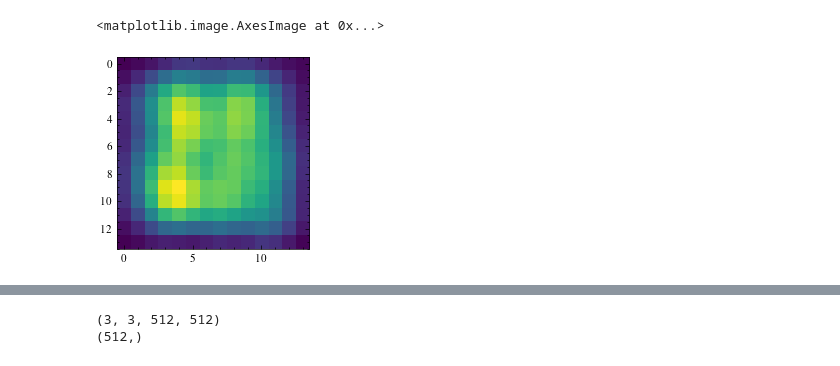
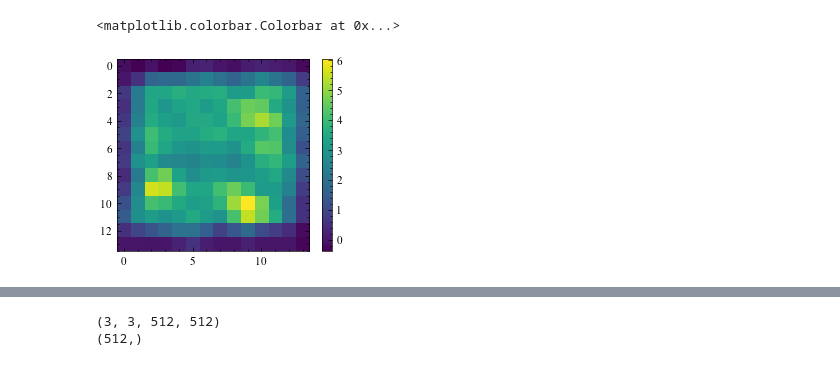
Before and after one commit to liamaltarac/CNN_Explorations, a Jupyter notebook: gradient_beta/activation_maximization.ipynb, the cells around one changed output, grey strips where cells are left out. Saved outputs shown, nothing was run; the diff lists cells and outputs as text; code cells hidden in the pictures.

```diff
--- a/gradient_beta/activation_maximization.ipynb
+++ b/gradient_beta/activation_maximization.ipynb
@@ -99,0 +174,41 @@ plt.imshow(tf.keras.utils.array_to_img(scaledAM))
+# %%
+def rotate (model_original, layers)  :
+	model = tf.keras.models.clone_model(model_original)
+	model.set_weights(model_original.get_weights())
+	conv_layers = []
+	for l in model.layers:
+		if 'conv2d' in str(type(l)).lower():
+			if l.kernel_size == (3,3) or l.kernel_size == (7,7):
+				conv_layers.append(l)
+				print(l)
+	for l in layers:
+		filters, biases = conv_layers[l].get_weights()
+		print(conv_layers[l].name)
+		# Reshape weights to (64 * 128, 3, 3) for batch processing
+		k = filters.shape[0]
+		weights_reshaped = tf.reshape(filters, (k, k,-1))
+
+		rotated_weights = tf.image.rot90(weights_reshaped, k=2)
+		rotated_weights = tf.reshape(rotated_weights, (k, k,filters.shape[-2],filters.shape[-1]))
+
+		conv_layers[l].set_weights([rotated_weights, biases])
+
+
+	return model
+# %%
+model_rot = rotate(model, [1])
+'''model_rot.compile(loss=keras.losses.CategoricalCrossentropy(from_logits=False),
+			metrics=[
+				keras.metrics.CategoricalAccuracy(name="accuracy"),
+				keras.metrics.TopKCategoricalAccuracy(5, name="top-5-accuracy"),])'''
+
+origAMR, scaledAMR = getAM(model_rot, LAYER, F )
+modified_model = keras.models.Model(
+	model_rot.inputs, [model_rot.layers[layer_num_p].output, model_rot.layers[layer_num].output, model_rot.output]
+)
+
+f2R, f1R, predsR = modified_model(tf.expand_dims(origAM, axis=0), training=False)
+f2R_mean_act = tf.math.reduce_mean(f2R, axis=(0,1,2))
+
+plt.imshow(f1R[0,...,F])
+plt.colorbar()
@@ -100,5 +239,6 @@ plt.imshow(tf.keras.utils.array_to_img(scaledAM))
 # %%
-plt.imshow(f1[0,...,F])
+plt.imshow(f1[0,...,F]-f1R[0,...,F])
+plt.colorbar()
 # %% [output]
-<matplotlib.image.AxesImage at 0x...>
+<matplotlib.colorbar.Colorbar at 0x...>
-[figure, old version]
+[figure, new version]
```
Also changed, not shown: parts of 31 cells of this notebook, 18 other files.
